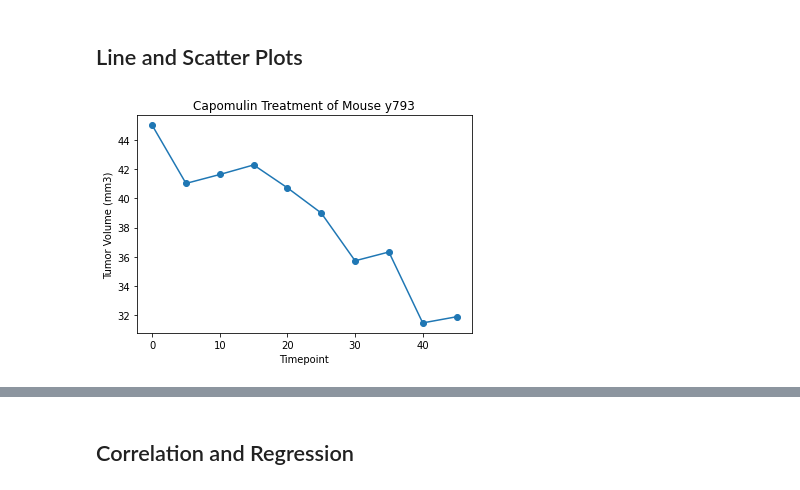
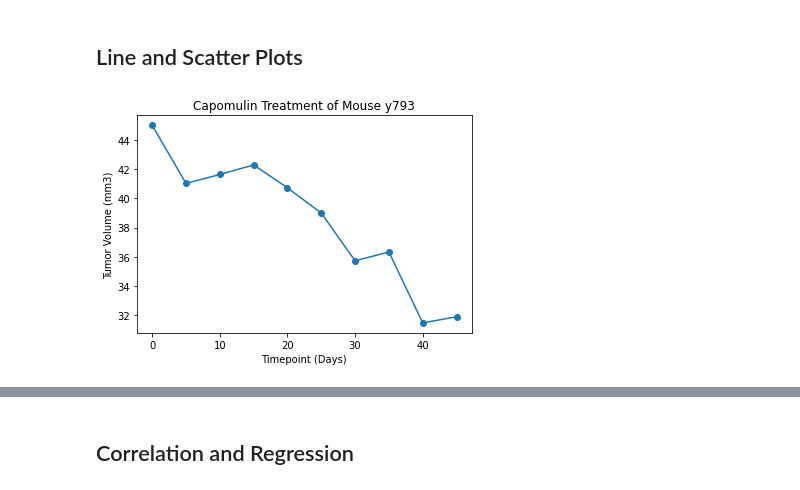
Before and after one commit to JRandle23/Matplotlib-Challenge, a Jupyter notebook: Pymaceuticals/pymaceuticals_starter.ipynb, the cells around one changed output, grey strips where cells are left out. Cells and saved outputs as stored; diff of their text form; code cells hidden in the pictures.

```diff
--- a/Pymaceuticals/pymaceuticals_starter.ipynb
+++ b/Pymaceuticals/pymaceuticals_starter.ipynb
@@ -268,12 +268,12 @@ plt.show()
 # %%
 # Generate a line plot of tumor volume vs. time point for a mouse treated with Capomulin
 capo_mouse = merged_clean.loc[merged_clean["Mouse ID"] == "y793"]
 plt.plot(capo_mouse["Timepoint"], capo_mouse["Tumor Volume (mm3)"], marker='o')
 plt.title("Capomulin Treatment of Mouse y793")
-plt.xlabel("Timepoint")
+plt.xlabel("Timepoint (Days)")
 plt.ylabel("Tumor Volume (mm3)")
 plt.show()
 # %% [output]
-[figure, old version]
+[figure, new version]
 # %%
 # Generate a scatter plot of average tumor volume vs. mouse weight for the Capomulin regimen
```
Also changed, not shown: parts of 1 cell of this notebook.
